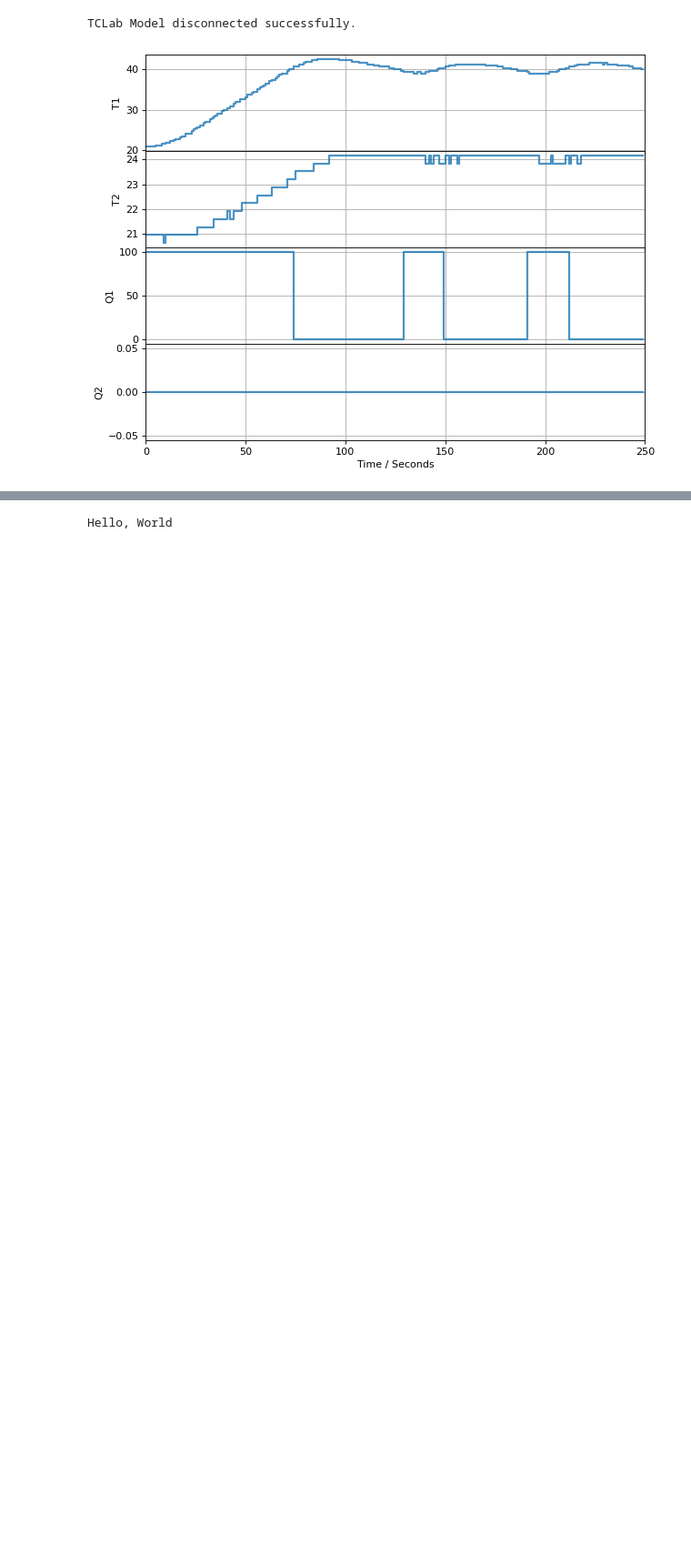
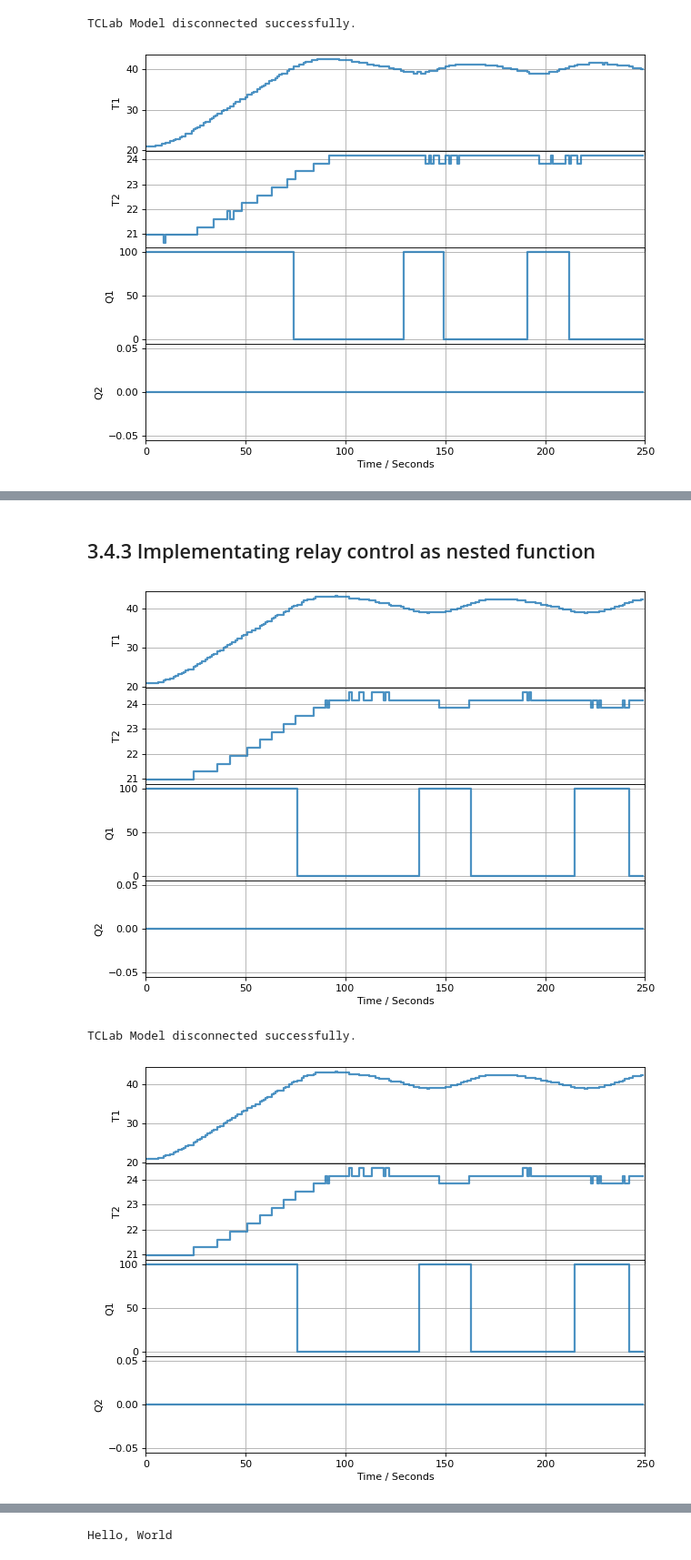
Before and after one commit to jckantor/cbe30338-2021, a Jupyter notebook: docs/03.04-Implementing-Controllers.ipynb, the cells around one changed output, grey strips where cells are left out. Shown at 91% size. Cells and saved outputs as stored; diff of their text form; code cells hidden in the pictures; blank space fills up the shorter version.

Commit message:
update nested functions

```diff
--- a/docs/03.04-Implementing-Controllers.ipynb
+++ b/docs/03.04-Implementing-Controllers.ipynb
@@ -94,0 +101,2 @@ The second point is crucial. We would like to write our control code in a way th
+# %% [markdown]
+## 3.4.3 Implementating relay control as nested function
@@ -95 +114,28 @@ The second point is crucial. We would like to write our control code in a way th
+# %%
+%matplotlib inline
+from tclab import TCLab, clock, Historian, Plotter, setup
+
+TCLab = setup(connected=False, speedup=20)
+
+# control parameters
+controller = relay_with_deadzone(MV_min=0, MV_max=100, d=1)
+T_SP = 40
+
+# time horizon and time step
+t_final = 250
+
+# perform experiment
+with TCLab() as lab:
+    lab.P1 = 200
+    h = Historian(lab.sources)
+    p = Plotter(h, t_final)
+    for t in clock(t_final):
+        T1 = lab.T1
+        U1 = controller(T1, T_SP)
+        lab.Q1(U1)
+        p.update(t)
+# %% [output]
+[figure, added]
+TCLab Model disconnected successfully.
+[figure, added]
 # %% [markdown]
```
Also changed, not shown: parts of 13 cells of this notebook, 3 other files.
